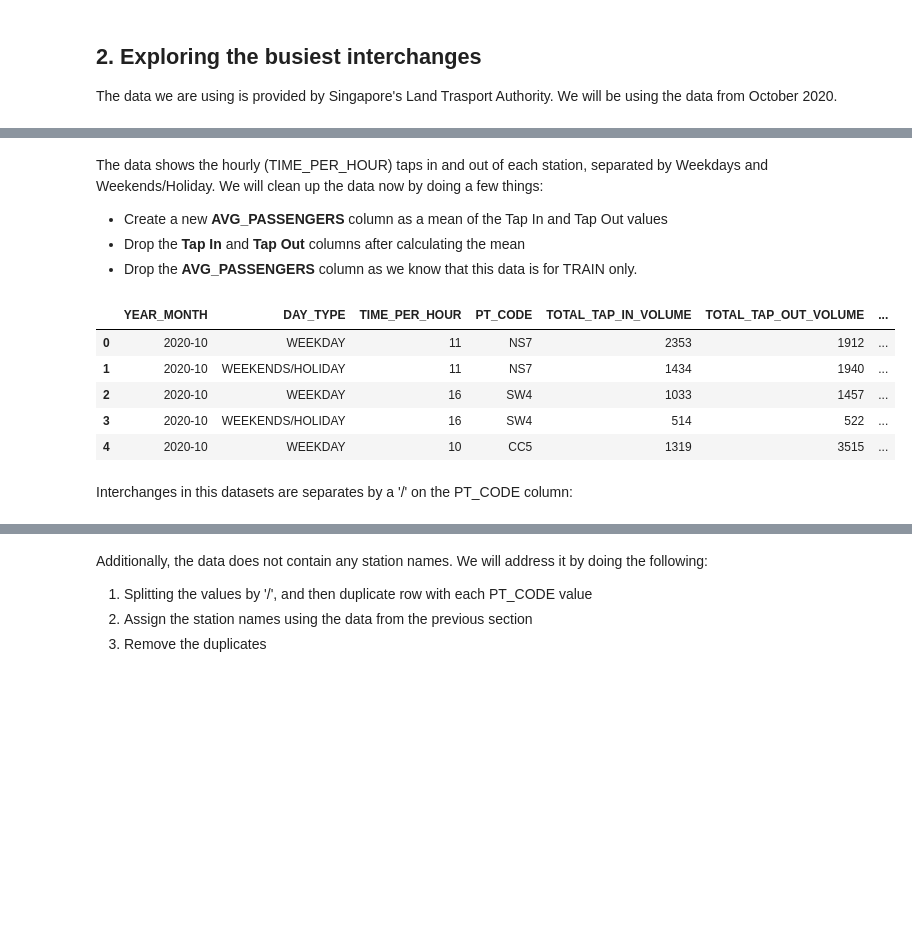
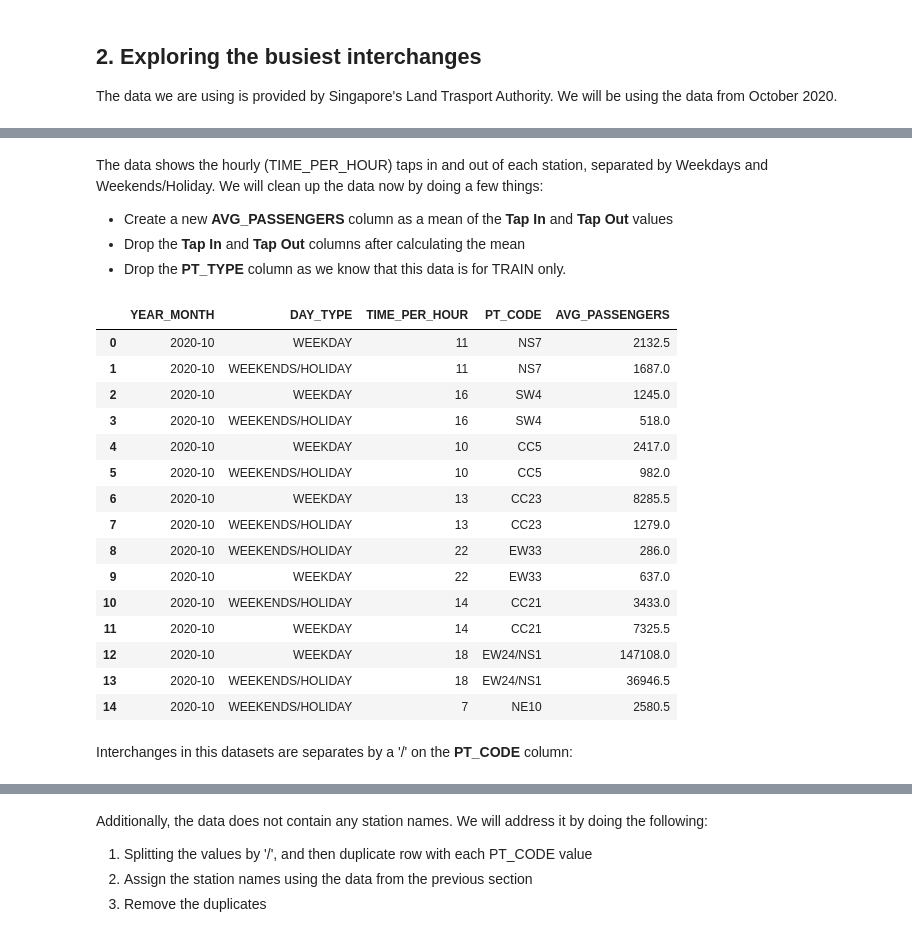
Before and after one commit to alfredtan/Coursera_Capstone, a Jupyter notebook: Week 4 Assignment/Capstone - Final Assignment.ipynb, the cells around one changed output, grey strips where cells are left out. Cells and saved outputs as stored; diff of their text form; code cells hidden in the pictures; blank space fills up the shorter version.

```diff
--- a/Week 4 Assignment/Capstone - Final Assignment.ipynb
+++ b/Week 4 Assignment/Capstone - Final Assignment.ipynb
@@ -374,26 +378,36 @@ passengers_oct2020.head()
 # %% [markdown]
 The data shows the hourly (TIME_PER_HOUR) taps in and out of each station, separated by Weekdays and Weekends/Holiday. We will clean up the data now by doing a few things:
-- Create a new **AVG_PASSENGERS** column as a mean of the Tap In and Tap Out values
+- Create a new **AVG_PASSENGERS** column as a mean of the **Tap In** and **Tap Out** values
 - Drop the **Tap In** and **Tap Out** columns after calculating the mean
-- Drop the **AVG_PASSENGERS** column as we know that this data is for TRAIN only.
+- Drop the **PT_TYPE** column as we know that this data is for TRAIN only.
 # %%
 # get the mean of passengers moving through the station
 passengers_oct2020['AVG_PASSENGERS'] = passengers_oct2020[['TOTAL_TAP_IN_VOLUME', 'TOTAL_TAP_OUT_VOLUME'] ] .mean(axis=1)
 
 # remove columns we don't need
-# passengers_oct2020.drop( ['PT_TYPE', 'TOTAL_TAP_IN_VOLUME', 'TOTAL_TAP_OUT_VOLUME'], axis=1, inplace=True )
-passengers_oct2020.drop( 'PT_TYPE', axis=1, inplace=True )
+passengers_oct2020.drop( ['PT_TYPE', 'TOTAL_TAP_IN_VOLUME', 'TOTAL_TAP_OUT_VOLUME'], axis=1, inplace=True )
+# passengers_oct2020.drop( 'PT_TYPE', axis=1, inplace=True )
 # %%
-passengers_oct2020.head()
+passengers_oct2020.head(15)
 # %% [output]
-|  | YEAR_MONTH | DAY_TYPE | TIME_PER_HOUR | PT_CODE | TOTAL_TAP_IN_VOLUME | TOTAL_TAP_OUT_VOLUME | ... |
-| 0 | 2020-10 | WEEKDAY | 11 | NS7 | 2353 | 1912 | ... |
-| 1 | 2020-10 | WEEKENDS/HOLIDAY | 11 | NS7 | 1434 | 1940 | ... |
-| 2 | 2020-10 | WEEKDAY | 16 | SW4 | 1033 | 1457 | ... |
-| 3 | 2020-10 | WEEKENDS/HOLIDAY | 16 | SW4 | 514 | 522 | ... |
-| 4 | 2020-10 | WEEKDAY | 10 | CC5 | 1319 | 3515 | ... |
+|  | YEAR_MONTH | DAY_TYPE | TIME_PER_HOUR | PT_CODE | AVG_PASSENGERS |
+| 0 | 2020-10 | WEEKDAY | 11 | NS7 | 2132.5 |
+| 1 | 2020-10 | WEEKENDS/HOLIDAY | 11 | NS7 | 1687.0 |
+| 2 | 2020-10 | WEEKDAY | 16 | SW4 | 1245.0 |
+| 3 | 2020-10 | WEEKENDS/HOLIDAY | 16 | SW4 | 518.0 |
+| 4 | 2020-10 | WEEKDAY | 10 | CC5 | 2417.0 |
+| 5 | 2020-10 | WEEKENDS/HOLIDAY | 10 | CC5 | 982.0 |
+| 6 | 2020-10 | WEEKDAY | 13 | CC23 | 8285.5 |
+| 7 | 2020-10 | WEEKENDS/HOLIDAY | 13 | CC23 | 1279.0 |
+| 8 | 2020-10 | WEEKENDS/HOLIDAY | 22 | EW33 | 286.0 |
+| 9 | 2020-10 | WEEKDAY | 22 | EW33 | 637.0 |
+| 10 | 2020-10 | WEEKENDS/HOLIDAY | 14 | CC21 | 3433.0 |
+| 11 | 2020-10 | WEEKDAY | 14 | CC21 | 7325.5 |
+| 12 | 2020-10 | WEEKDAY | 18 | EW24/NS1 | 147108.0 |
+| 13 | 2020-10 | WEEKENDS/HOLIDAY | 18 | EW24/NS1 | 36946.5 |
+| 14 | 2020-10 | WEEKENDS/HOLIDAY | 7 | NE10 | 2580.5 |
 # %% [markdown]
-Interchanges in this datasets are separates by a '/' on the PT_CODE column:
+Interchanges in this datasets are separates by a '/' on the **PT_CODE** column:
 # %%
 passengers_oct2020[ passengers_oct2020.PT_CODE.str.contains('/') ].head()
 # %% [output]
```
Also changed, not shown: parts of 89 cells of this notebook, 2 other files.
